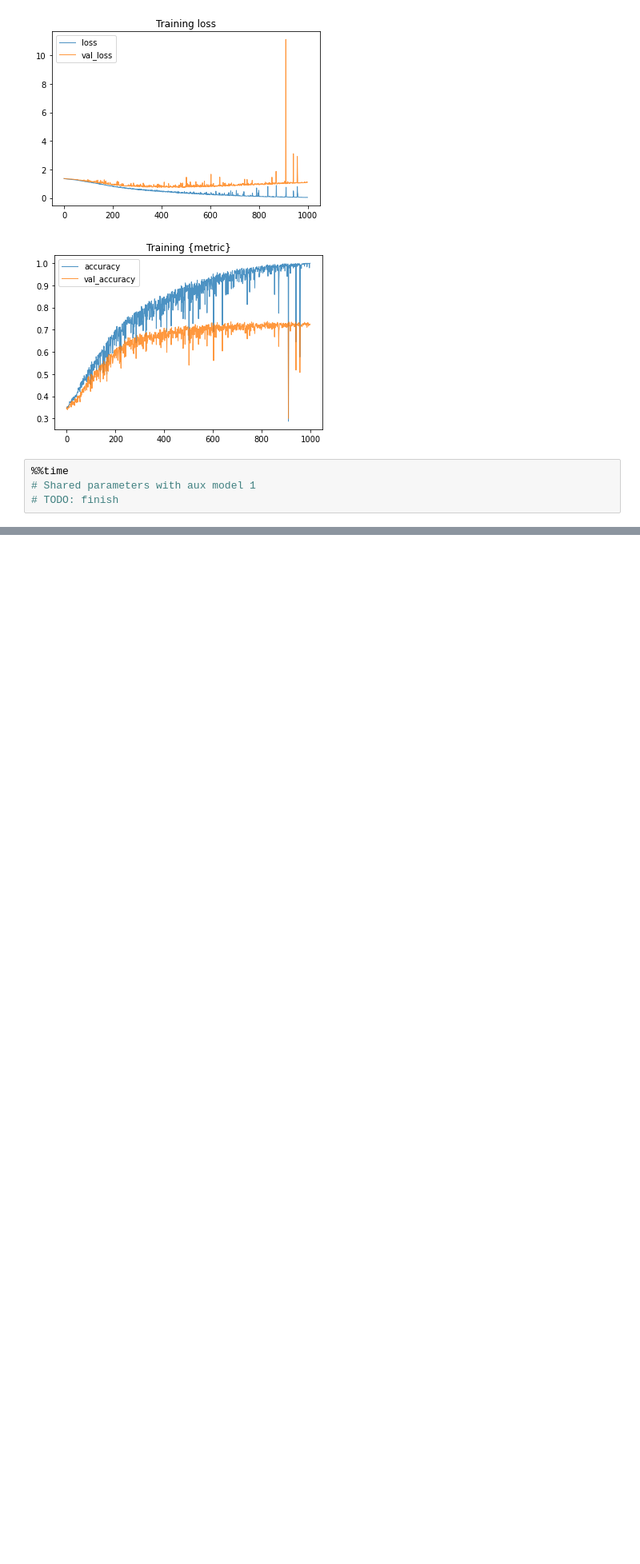
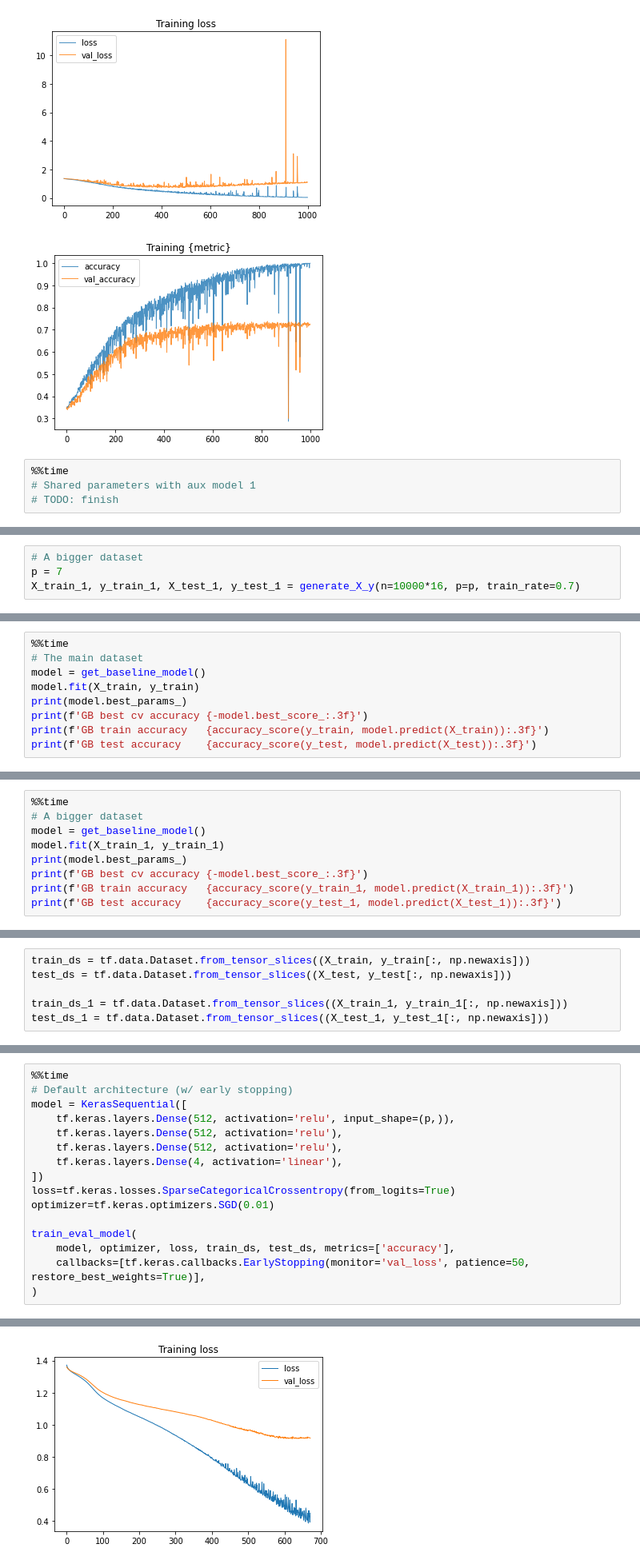
Before and after one commit to mysterious-ben/ds-examples, a Jupyter notebook: dl/dl_hello_world.ipynb, the cells around one changed output, grey strips where cells are left out. Shown at 80% size. Cells and saved outputs as stored; diff of their text form; blank space fills up the shorter version.

Commit message:
major: add architecture and optimization cases to dl notebook

```diff
--- a/dl/dl_hello_world.ipynb
+++ b/dl/dl_hello_world.ipynb
@@ -2332,0 +2418,4 @@ Wall time: 2min 4s
+# %%
+# A bigger dataset
+p = 7
+X_train_1, y_train_1, X_test_1, y_test_1 = generate_X_y(n=10000*16, p=p, train_rate=0.7)
@@ -2332,0 +2438,9 @@ Wall time: 2min 4s
+# %%
+%%time
+# The main dataset
+model = get_baseline_model()
+model.fit(X_train, y_train)
+print(model.best_params_)
+print(f'GB best cv accuracy {-model.best_score_:.3f}')
+print(f'GB train accuracy   {accuracy_score(y_train, model.predict(X_train)):.3f}')
+print(f'GB test accuracy    {accuracy_score(y_test, model.predict(X_test)):.3f}')
@@ -2332,0 +2455,9 @@ Wall time: 2min 4s
+# %%
+%%time
+# A bigger dataset
+model = get_baseline_model()
+model.fit(X_train_1, y_train_1)
+print(model.best_params_)
+print(f'GB best cv accuracy {-model.best_score_:.3f}')
+print(f'GB train accuracy   {accuracy_score(y_train_1, model.predict(X_train_1)):.3f}')
+print(f'GB test accuracy    {accuracy_score(y_test_1, model.predict(X_test_1)):.3f}')
@@ -2332,0 +2476,6 @@ Wall time: 2min 4s
+# %%
+train_ds = tf.data.Dataset.from_tensor_slices((X_train, y_train[:, np.newaxis]))
+test_ds = tf.data.Dataset.from_tensor_slices((X_test, y_test[:, np.newaxis]))
+
+train_ds_1 = tf.data.Dataset.from_tensor_slices((X_train_1, y_train_1[:, np.newaxis]))
+test_ds_1 = tf.data.Dataset.from_tensor_slices((X_test_1, y_test_1[:, np.newaxis]))
@@ -2332,0 +2530,17 @@ Wall time: 2min 4s
+# %%
+%%time
+# Default architecture (w/ early stopping)
+model = KerasSequential([
+    tf.keras.layers.Dense(512, activation='relu', input_shape=(p,)),
+    tf.keras.layers.Dense(512, activation='relu'),
+    tf.keras.layers.Dense(512, activation='relu'),
+    tf.keras.layers.Dense(4, activation='linear'),
+])
+loss=tf.keras.losses.SparseCategoricalCrossentropy(from_logits=True)
+optimizer=tf.keras.optimizers.SGD(0.01)
+
+train_eval_model(
+    model, optimizer, loss, train_ds, test_ds, metrics=['accuracy'],
+    callbacks=[tf.keras.callbacks.EarlyStopping(monitor='val_loss', patience=50, restore_best_weights=True)],
+)
+# %% [output]
@@ -2332,0 +2553 @@ Wall time: 2min 4s
+[figure, added]
```
Also changed, not shown: parts of 47 cells of this notebook.
